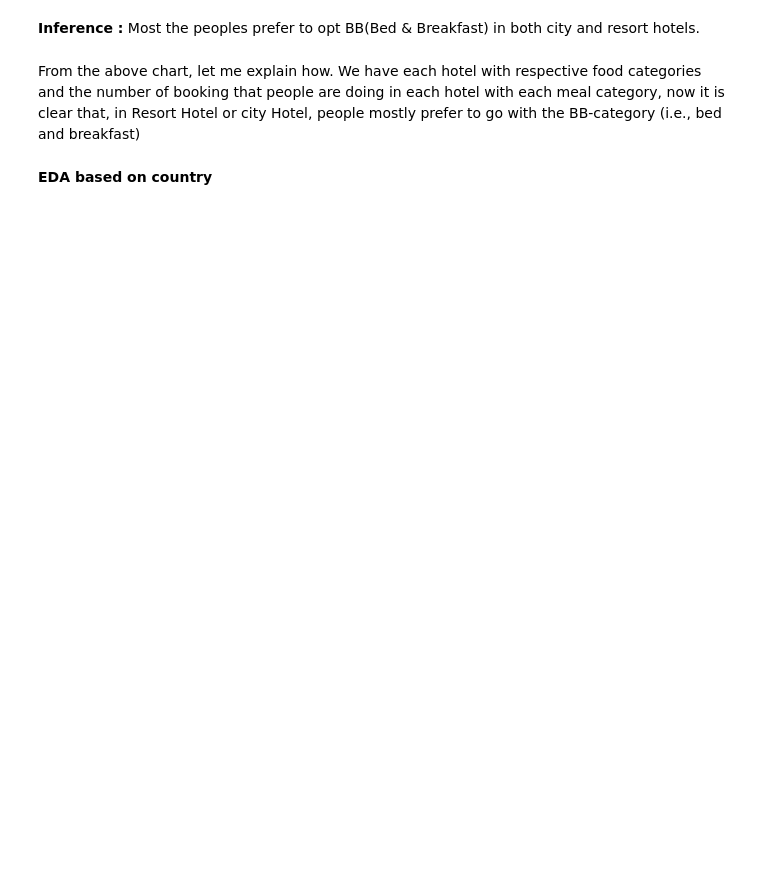
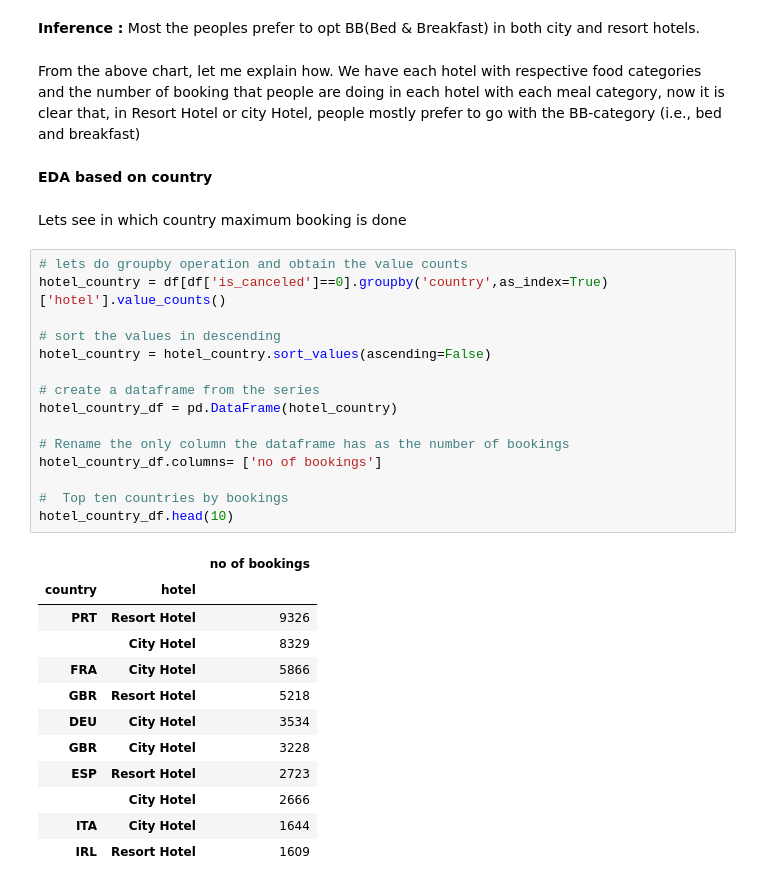
Before and after one commit to rohithv-21/Hotel-booking-analysis, a Jupyter notebook: Individual_Notebook.ipynb, the cells around one changed output. Cells and saved outputs as stored; diff of their text form; blank space fills up the shorter version.

```diff
--- a/Individual_Notebook.ipynb
+++ b/Individual_Notebook.ipynb
@@ -219,3 +371,33 @@ plt.title('Meals opted in each hotels',fontsize = 20)
 From the above chart, let me explain how. We have each hotel with respective food categories and the number of booking that people are doing in each hotel with each meal category, now it is clear that, in Resort Hotel or city Hotel, people mostly prefer to go with the BB-category (i.e., bed and breakfast)
 # %% [markdown]
 **EDA based on country**
+# %% [markdown]
+Lets see in which country maximum booking is done
+# %%
+# lets do groupby operation and obtain the value counts
+hotel_country = df[df['is_canceled']==0].groupby('country',as_index=True)['hotel'].value_counts()
+
+# sort the values in descending
+hotel_country = hotel_country.sort_values(ascending=False)
+
+# create a dataframe from the series
+hotel_country_df = pd.DataFrame(hotel_country)
+
+# Rename the only column the dataframe has as the number of bookings
+hotel_country_df.columns= ['no of bookings']
+
+#  Top ten countries by bookings
+hotel_country_df.head(10)
+# %% [output]
+|  |  | no of bookings |
+| country | hotel |  |
+| PRT | Resort Hotel | 9326 |
+|  | City Hotel | 8329 |
+| FRA | City Hotel | 5866 |
+| GBR | Resort Hotel | 5218 |
+| DEU | City Hotel | 3534 |
+| GBR | City Hotel | 3228 |
+| ESP | Resort Hotel | 2723 |
+|  | City Hotel | 2666 |
+| ITA | City Hotel | 1644 |
+| IRL | Resort Hotel | 1609 |
```
Also changed, not shown: parts of 30 cells of this notebook.
